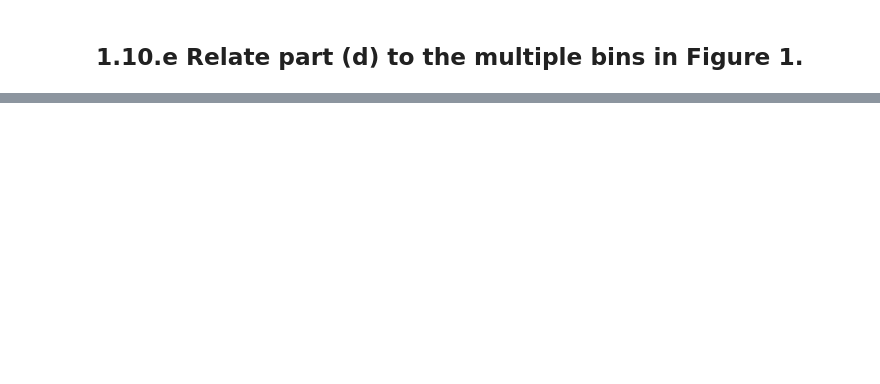
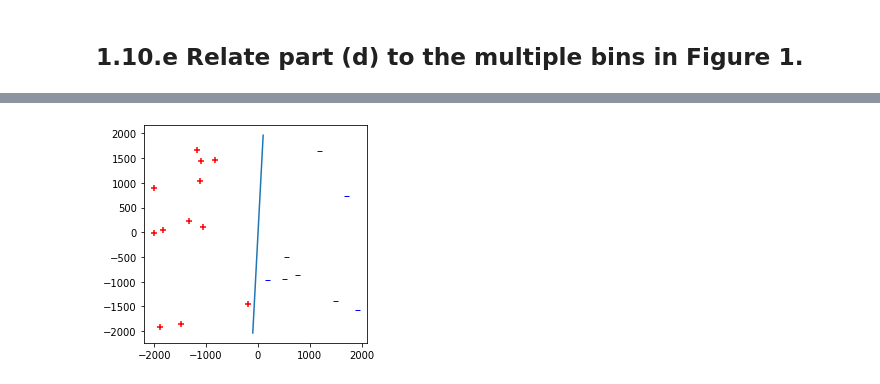
Before and after one commit to MuhammeedAlaa/CMP-04-2nd-Semester, a Jupyter notebook: MI/Assignment1/Muhammad_alaa.ipynb, the cells around one changed output, grey strips where cells are left out. Saved outputs shown, nothing was run; the diff lists cells and outputs as text; code cells hidden in the pictures; blank space fills up the shorter version.

```diff
--- a/MI/Assignment1/Muhammad_alaa.ipynb
+++ b/MI/Assignment1/Muhammad_alaa.ipynb
@@ -67,0 +69,27 @@ plt.legend()
+# %%
+N = 20
+d = 2
+
+line_prams = np.random.randint(low=-100, high=100, size=(2))
+figsize = plt.figaspect(1)
+f, ax = plt.subplots(1, 1, figsize=figsize)
+x = np.arange(-100, 100, 0.01)
+y = -(line_prams[0]+line_prams[1]*x)
+line = ax.plot(x, y, label='True Function')
+low = np.min(y)
+high = np.max(y)
+points = np.random.randint(low=low, high=high, size=(N, 2))
+pluses = []
+minuses = []
+for point in points:
+    if point[1] + line_prams[1] * point[0] + line_prams[0] >= 0:
+        pluses.append(point)
+    else:
+        minuses.append(point)
+pluses = np.array(pluses)
+minuses = np.array(minuses)
+pluses = ax.scatter(pluses[:,0], pluses[:,1], marker='+', c= 'r', label='+1 labels')
+minuses = ax.scatter(minuses[:,0], minuses[:,1], marker=r'$-$', c= 'b', label='-1 labels')
+# plt.legend(['True Function', '+1 labels', '-1 labels', ], loc='center right')
+# %% [output]
+[figure, added]
```
Also changed, not shown: parts of 5 cells of this notebook.
